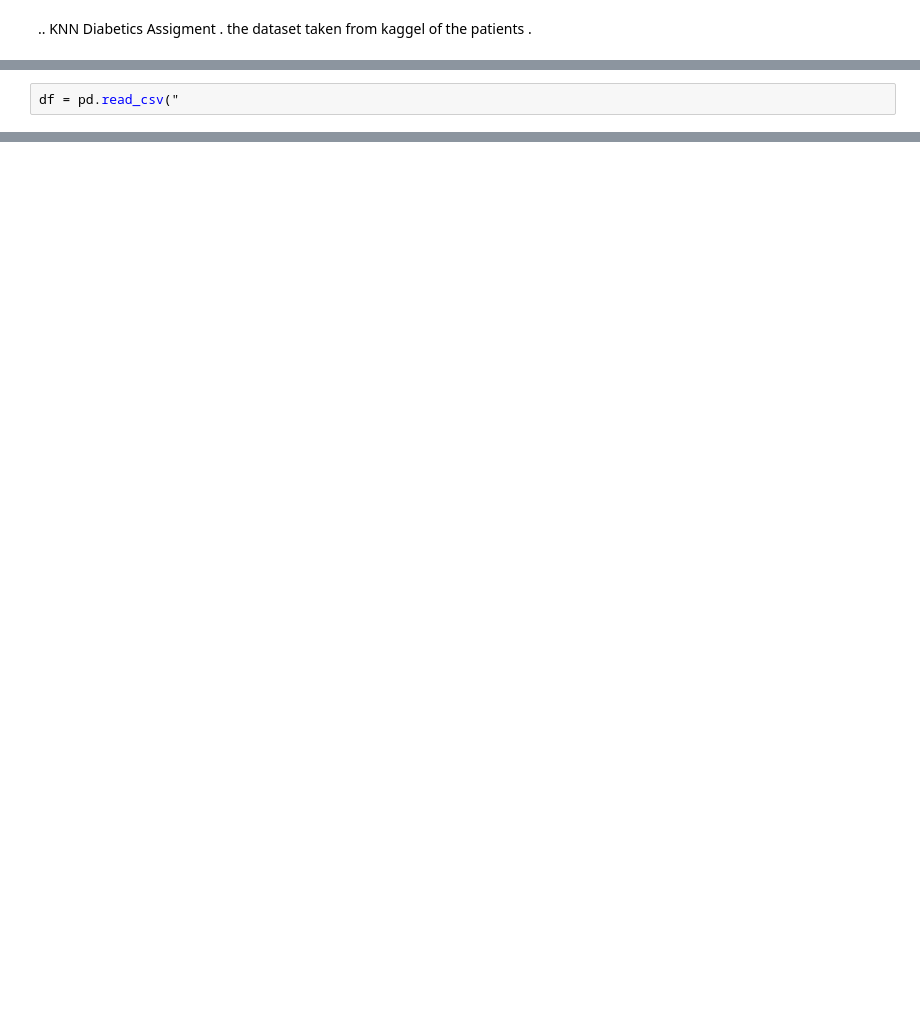
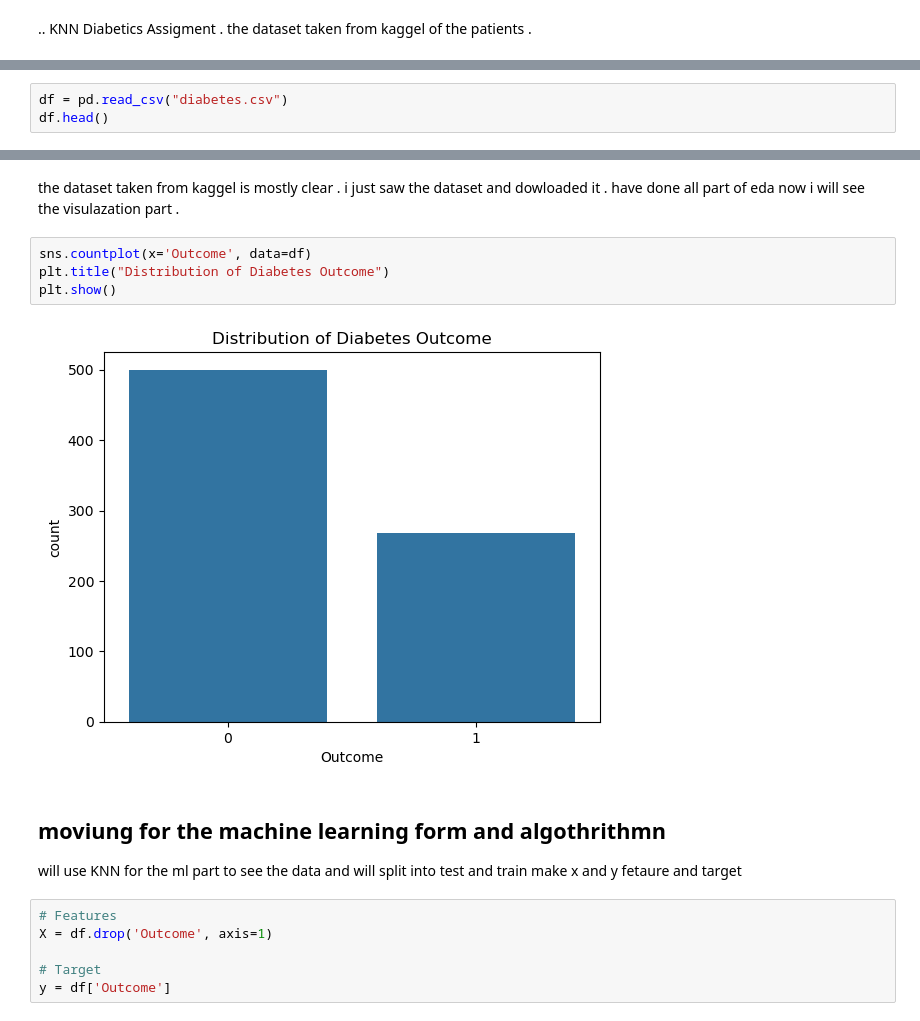
Before and after one commit to Unretur/ml-journey, a Jupyter notebook: assingment.ipynb/KNN_Diabetes..ipynb, the cells around one changed output, grey strips where cells are left out. Cells and saved outputs as stored; diff of their text form; blank space fills up the shorter version.

```diff
--- a/assingment.ipynb/KNN_Diabetes..ipynb
+++ b/assingment.ipynb/KNN_Diabetes..ipynb
@@ -11,4 +13,5 @@ from sklearn.preprocessing import StandardScaler
 from sklearn.metrics import accuracy_score, confusion_matrix, classification_report
 from sklearn.neighbors import KNeighborsClassifier
 # %%
-df = pd.read_csv("
+df = pd.read_csv("diabetes.csv")
+df.head()
@@ -14,0 +89,19 @@ df = pd.read_csv("
+# %% [markdown]
+the dataset taken from kaggel is mostly clear . i just saw the dataset and dowloaded it .
+have done all part of eda now i will see the visulazation part .
+# %%
+sns.countplot(x='Outcome', data=df)
+plt.title("Distribution of Diabetes Outcome")
+plt.show()
+# %% [output]
+[figure, added]
+# %% [markdown]
+## moviung for the machine learning form and algothrithmn
+will use KNN for the ml part to see the data and will split into test and train
+make x and y  fetaure and target
+# %%
+# Features
+X = df.drop('Outcome', axis=1)
+
+# Target
+y = df['Outcome']
```
Also changed, not shown: parts of 27 cells of this notebook, 12 other files.
